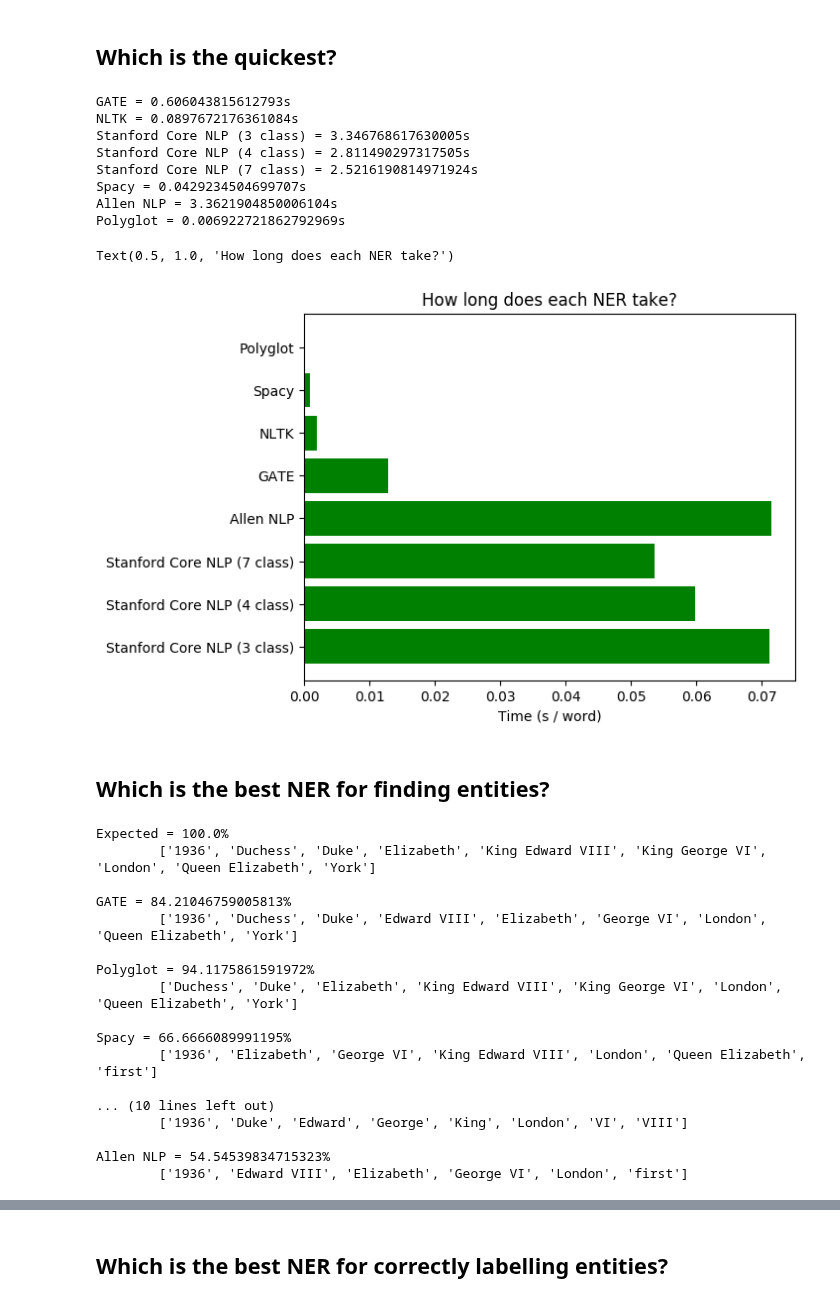
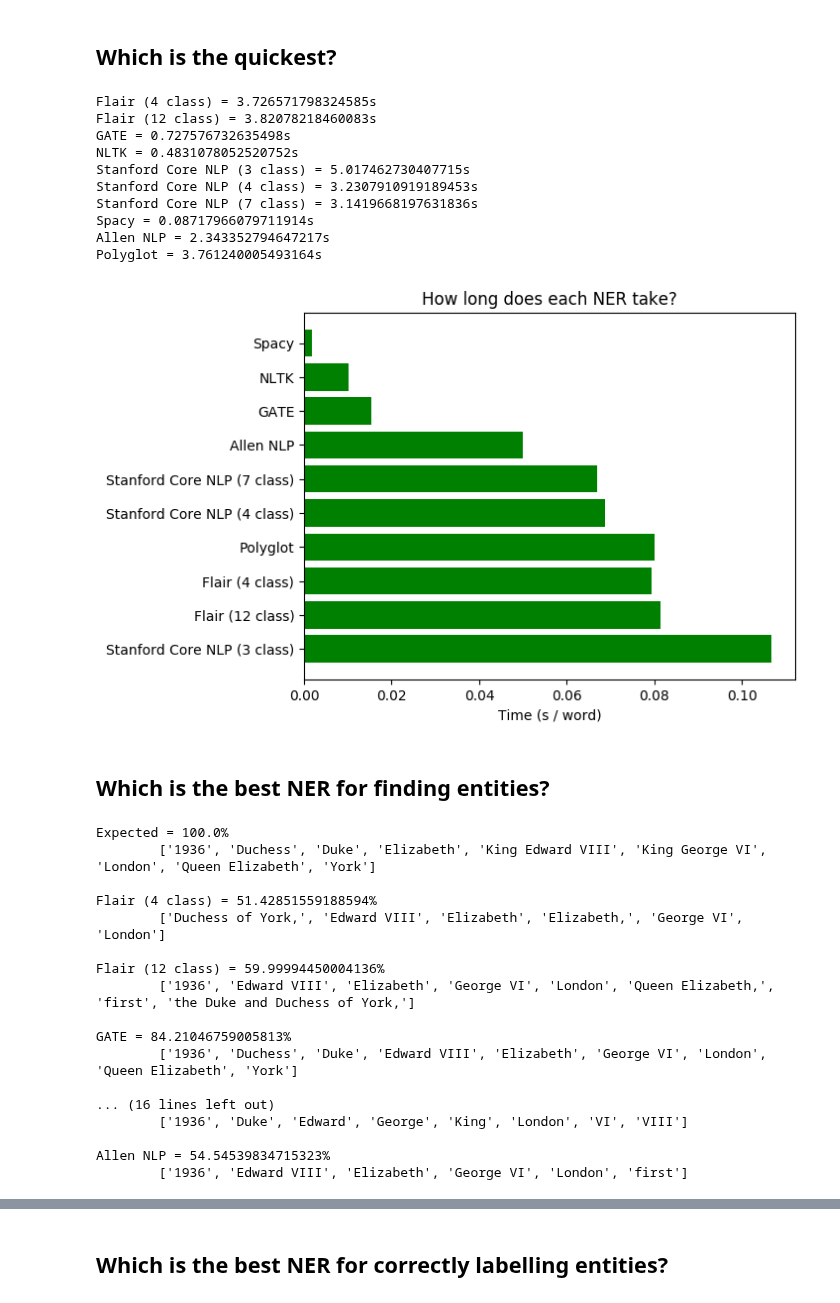
Before and after one commit to mohammedterry/NLP_for_ML, a Jupyter notebook: NER.ipynb, the cells around one changed output, grey strips where cells are left out. Drawn from its saved outputs; the diff is of its cells as text; code cells hidden in the pictures.

```diff
--- a/NER.ipynb
+++ b/NER.ipynb
@@ -345,6 +443,18 @@ test = {
 ## Which is the quickest?
 # %%
 import time
+
+flair_start = time.time()
+Y_flair4 = flair_4ner(test["text"])
+flair_end = time.time()
+flair_time4 = flair_end - flair_start
+print(f"Flair (4 class) = {flair_time4}s")
+
+flair_start = time.time()
+Y_flair12 = flair_12ner(test["text"])
+flair_end = time.time()
+flair_time12 = flair_end - flair_start
+print(f"Flair (12 class) = {flair_time12}s")
 
 gate_start = time.time()
 Y_gate = gate_ner(test["text"])
@@ -394,35 +504,40 @@ poly_end = time.time()
 poly_time = poly_end - poly_start
 print(f"Polyglot = {poly_time}s")
 # %% [output]
-GATE = 0.606043815612793s
-NLTK = 0.0897672176361084s
-Stanford Core NLP (3 class) = 3.346768617630005s
-Stanford Core NLP (4 class) = 2.811490297317505s
-Stanford Core NLP (7 class) = 2.5216190814971924s
-Spacy = 0.0429234504699707s
-Allen NLP = 3.3621904850006104s
-Polyglot = 0.006922721862792969s
+Flair (4 class) = 3.726571798324585s
+Flair (12 class) = 3.82078218460083s
+GATE = 0.727576732635498s
+NLTK = 0.4831078052520752s
+Stanford Core NLP (3 class) = 5.017462730407715s
+Stanford Core NLP (4 class) = 3.2307910919189453s
+Stanford Core NLP (7 class) = 3.1419668197631836s
+Spacy = 0.08717966079711914s
+Allen NLP = 2.343352794647217s
+Polyglot = 3.761240005493164s
 # %%
+%matplotlib inline
+
 import matplotlib.pyplot as plt
 import numpy as np
 
 plt.rcdefaults()
 fig, ax = plt.subplots()
 
 n_words = len(test["text"].split())
-ners = ('Polyglot', 'Spacy', 'NLTK',  'GATE',  'Allen NLP', 'Stanford Core NLP (7 class)', 'Stanford Core NLP (4 class)', 'Stanford Core NLP (3 class)')
-performance = [poly_time/n_words, spacy_time/n_words, nltk_time/n_words, gate_time/n_words,  allen_time/n_words, stanford_time3/n_words, stanford_time2/n_words, stanford_time1/n_words]
+ners = ('Spacy', 'NLTK',  'GATE',  'Allen NLP', 'Stanford Core NLP (7 class)', 'Stanford Core NLP (4 class)', 'Polyglot', 'Flair (4 class)', 'Flair (12 class)', 'Stanford Core NLP (3 class)')
+performance = [spacy_time/n_words, nltk_time/n_words, gate_time/n_words,  allen_time/n_words, stanford_time3/n_words, stanford_time2/n_words, poly_time/n_words, flair_time4/n_words, flair_time12/n_words, stanford_time1/n_words]
 y_pos = np.arange(len(ners))
 
 ax.barh(y_pos, performance, align='center', color='green', ecolor='black')
 ax.set_yticks(y_pos)
 ax.set_yticklabels(ners)
 ax.invert_yaxis()
 ax.set_xlabel('Time (s / word)')
 ax.set_title('How long does each NER take?')
+
+plt.show()
 # %% [output]
-Text(0.5, 1.0, 'How long does each NER take?')
-[figure, old version]
+[figure, new version]
 # %% [markdown]
 ## Which is the best NER for finding entities?
 # %%
@@ -443,12 +558,18 @@ gate_entities = {entity.replace('(male)','').replace('(female)','').strip() for
 polyglot_entities = {entity for entity,_ in Y_polyglot}
 spacy_entities = {entity for entity,_ in Y_spacy}
 nltk_entities = {entity for entity,_ in Y_nltk}
+allen_entities = {entity for entity,_ in Y_allen}
 stanford_entities1 = {entity for entity,_ in Y_stanford1}
 stanford_entities2 = {entity for entity,_ in Y_stanford2}
 stanford_entities3 = {entity for entity,_ in Y_stanford3}
-allen_entities = {entity for entity,_ in Y_allen}
+flair_entities4 = {entity for entity,_ in Y_flair4}
+flair_entities12 = {entity for entity,_ in Y_flair12}
 
 print(f"Expected = 100.0%\n\t{sorted(expected_entities)}\n")
+f1_flair4 = f1_score(expected_entities, flair_entities4)
+print(f"Flair (4 class) = {f1_flair4*100}%\n\t{sorted(flair_entities4)}\n")
+f1_flair12 = f1_score(expected_entities, flair_entities12)
+print(f"Flair (12 class) = {f1_flair12*100}%\n\t{sorted(flair_entities12)}\n")
 f1_gate = f1_score(expected_entities, gate_entities)
 print(f"GATE = {f1_gate*100}%\n\t{sorted(gate_entities)}\n")
 f1_poly = f1_score(expected_entities, polyglot_entities)
@@ -468,17 +589,17 @@ print(f"Allen NLP = {f1_allen*100}%\n\t{sorted(allen_entities)}\n")
 # %% [output]
 Expected = 100.0%
         ['1936', 'Duchess', 'Duke', 'Elizabeth', 'King Edward VIII', 'King George VI', 'London', 'Queen Elizabeth', 'York']
+
+Flair (4 class) = 51.42851559188594%
+        ['Duchess of York,', 'Edward VIII', 'Elizabeth', 'Elizabeth,', 'George VI', 'London']
+
+Flair (12 class) = 59.99994450004136%
+        ['1936', 'Edward VIII', 'Elizabeth', 'George VI', 'London', 'Queen Elizabeth,', 'first', 'the Duke and Duchess of York,']
 
 GATE = 84.21046759005813%
         ['1936', 'Duchess', 'Duke', 'Edward VIII', 'Elizabeth', 'George VI', 'London', 'Queen Elizabeth', 'York']
 
-Polyglot = 94.1175861591972%
-        ['Duchess', 'Duke', 'Elizabeth', 'King Edward VIII', 'King George VI', 'London', 'Queen Elizabeth', 'York']
-
-Spacy = 66.6666089991195%
-        ['1936', 'Elizabeth', 'George VI', 'King Edward VIII', 'London', 'Queen Elizabeth', 'first']
-
-... (10 lines left out)
+... (16 lines left out)
         ['1936', 'Duke', 'Edward', 'George', 'King', 'London', 'VI', 'VIII']
 
 Allen NLP = 54.54539834715323%
```
Also changed, not shown: parts of 24 cells of this notebook.
